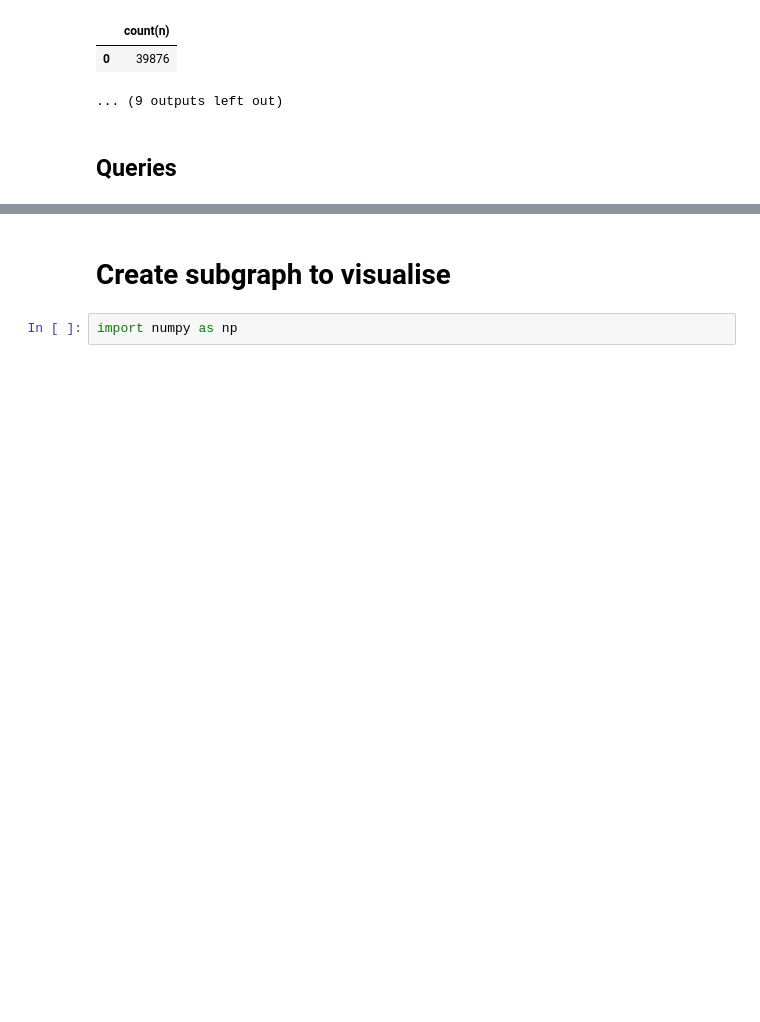
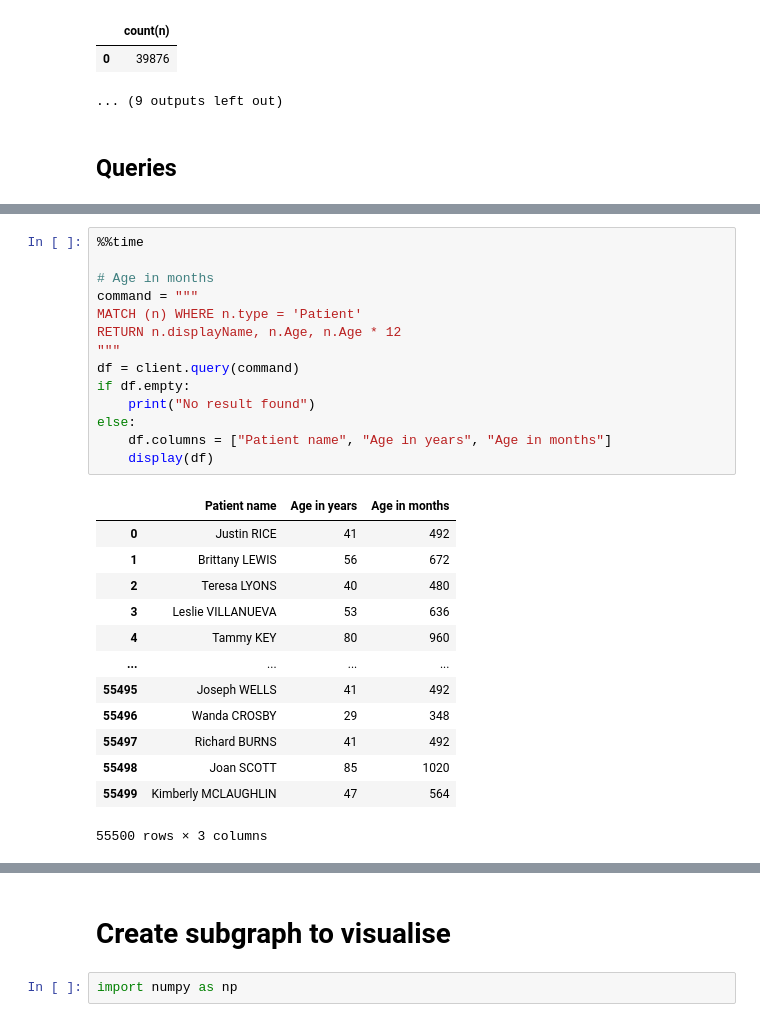
Before and after one commit to turing-db/turingdb-examples, a Jupyter notebook: examples/notebooks/public_version/healthcare_dataset.ipynb, the cells around one changed output, grey strips where cells are left out. Drawn from its saved outputs; the diff is of its cells as text; blank space fills up the shorter version.

```diff
--- a/examples/notebooks/public_version/healthcare_dataset.ipynb
+++ b/examples/notebooks/public_version/healthcare_dataset.ipynb
@@ -766,0 +815,28 @@ Wall time: 19.7 ms
+# %%
+%%time
+
+# Age in months
+command = """
+MATCH (n) WHERE n.type = 'Patient'
+RETURN n.displayName, n.Age, n.Age * 12
+"""
+df = client.query(command)
+if df.empty:
+    print("No result found")
+else:
+    df.columns = ["Patient name", "Age in years", "Age in months"]
+    display(df)
+# %% [output]
+|  | Patient name | Age in years | Age in months |
+| 0 | Justin RICE | 41 | 492 |
+| 1 | Brittany LEWIS | 56 | 672 |
+| 2 | Teresa LYONS | 40 | 480 |
+| 3 | Leslie VILLANUEVA | 53 | 636 |
+| 4 | Tammy KEY | 80 | 960 |
+| ... | ... | ... | ... |
+| 55495 | Joseph WELLS | 41 | 492 |
+| 55496 | Wanda CROSBY | 29 | 348 |
+| 55497 | Richard BURNS | 41 | 492 |
+| 55498 | Joan SCOTT | 85 | 1020 |
+| 55499 | Kimberly MCLAUGHLIN | 47 | 564 |
+55500 rows × 3 columns
```
Also changed, not shown: parts of 30 cells of this notebook.
